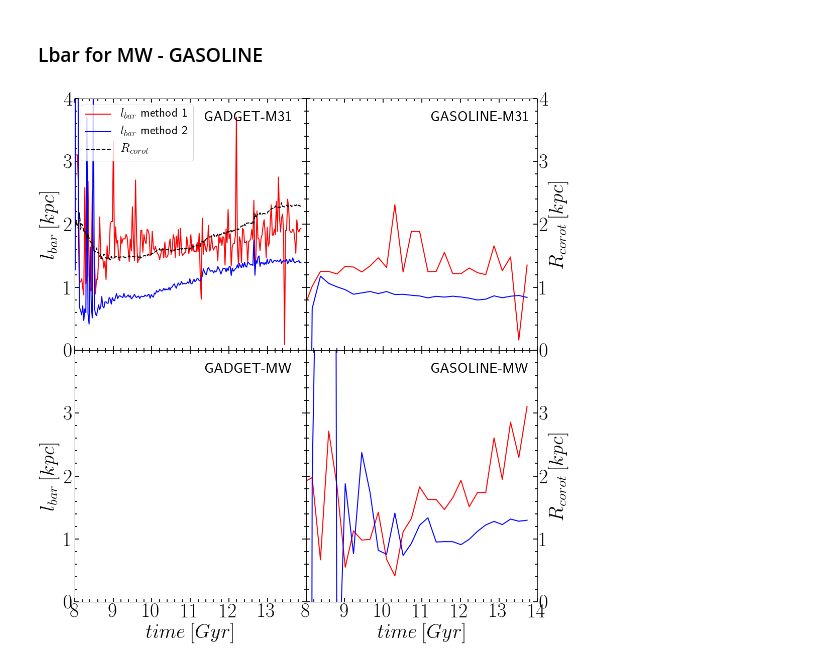
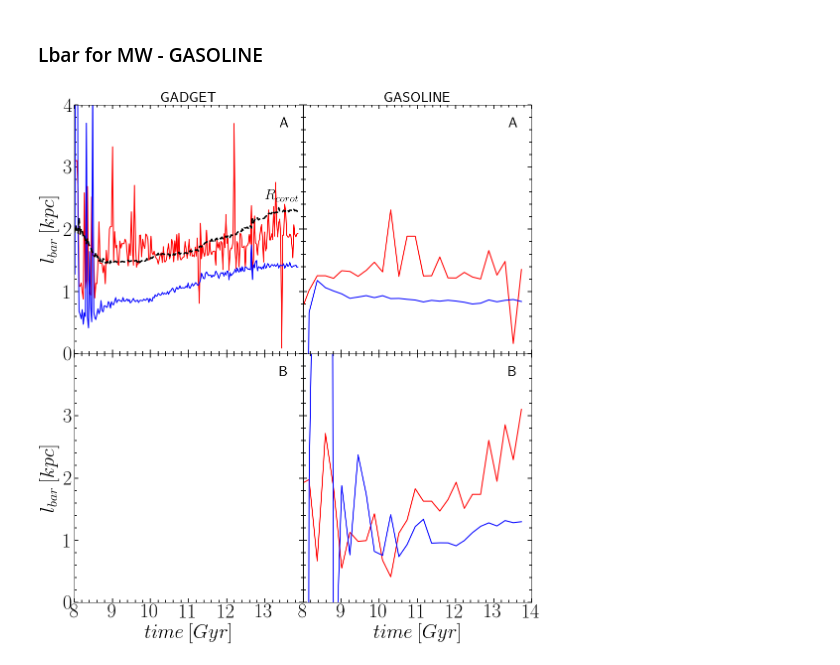
Before and after one commit to ornemarioni/Barras_GdGs, a Jupyter notebook: Barras_Gd/programs/lbarvstime_simulaciones.ipynb, the cells around one changed output. Drawn from its saved outputs; the diff is of its cells as text; code cells hidden in the pictures.

Commit message:
update plots

```diff
--- a/Barras_Gd/programs/lbarvstime_simulaciones.ipynb
+++ b/Barras_Gd/programs/lbarvstime_simulaciones.ipynb
@@ -551,27 +551,30 @@ for j in range(0,len(snapshot)-1):
              str('%12.6f'% lbar2) +'\n')
     archivo1.close()
 # %%
-M31_gd = np.loadtxt('/home/ornela/PYTHON/Barras_GdGs/Barras_Gd/_data/M31_lbarvstime.dat')
+# path = '/home/ornela/PYTHON/'
+path = '/home/omarioni/'
+
+M31_gd = np.loadtxt(path + 'Barras_GdGs/Barras_Gd/_data/M31_lbarvstime.dat')
 time_M31gd  = M31_gd[:,0]
 lbar1_M31gd = M31_gd[:,1]
 lbar2_M31gd = M31_gd[:,2]
 
 #------------------------------------------------------------------------------------------
 
-MW_gd = np.loadtxt('/home/ornela/PYTHON/Barras_GdGs/Barras_Gd/_data/MW_lbarvstime.dat')
+MW_gd = np.loadtxt(path + 'Barras_GdGs/Barras_Gd/_data/MW_lbarvstime.dat')
 time_MWgd  = MW_gd[:,0]
 lbar1_MWgd = MW_gd[:,1]
 lbar2_MWgd = MW_gd[:,2]
 
 #------------------------------------------------------------------------------------------
 
-M31_gs = np.loadtxt('/home/ornela/PYTHON/Barras_GdGs/Barras_Gs/_data/M31_lbarvstime.dat')
+M31_gs = np.loadtxt(path + 'Barras_GdGs/Barras_Gs/_data/M31_lbarvstime.dat')
 time_M31gs  = M31_gs[:,0]
 lbar1_M31gs = M31_gs[:,1]
 lbar2_M31gs = M31_gs[:,2]
 
 #------------------------------------------------------------------------------------------
-MW_gs = np.loadtxt('/home/ornela/PYTHON/Barras_GdGs/Barras_Gs/_data/MW_lbarvstime.dat')
+MW_gs = np.loadtxt(path + 'Barras_GdGs/Barras_Gs/_data/MW_lbarvstime.dat')
 time_MWgs  = MW_gs[:,0]
 lbar1_MWgs = MW_gs[:,1]
 lbar2_MWgs = MW_gs[:,2]
@@ -592,7 +595,10 @@ lbar2_MWgs = MW_gs[:,2]
 # time1_ = cm[:,1]
 # lbar1_ = cm[:,2]
 # %%
-cm0   = np.loadtxt('/home/ornela/PYTHON/Barras_GdGs/Barras_Gd_/barras/rcorot_phi_time.dat')
+# path = '/home/ornela/PYTHON/Barras_GdGs/Barras_Gd_/barras/'
+path = '/home/omarioni/Barras_GdGs/Barras_Gd/_data/'
+
+cm0   = np.loadtxt(path + 'rcorot_phi_time.dat')
 time0 = cm0[:,1]
 rcor  = cm0[:,2]
 # %%
@@ -618,11 +624,12 @@ ax[0,0].minorticks_on()
 ax[0,0].tick_params( labelsize=40)
 ax[0,0].tick_params('both', length=5, width=1.8,which='minor', direction='in', right='on',top='on')
 ax[0,0].tick_params('both', length=8, width=1.8,which='major', direction='in', right='on',top='on')
-
-ax[0,0].text(12.5, 3.7, 'GADGET-M31', fontsize=30, color='k', ha='center', va='center')
+ax[0,0].set_title('GADGET', loc='center', fontsize=30)
+ax[0,0].text(13.5, 3.7, 'A', fontsize=30, color='k', ha='center', va='center')
+ax[0,0].text(13, 2.4, r'$R_{corot}$', fontsize=30, color='k', ha='left', va='bottom')
 
 ax0 = ax[0,0].twinx()
-Rcorot, = ax0.plot(time0 ,rcor,'--', lw=2, color='k')
+Rcorot, = ax0.plot(time0 ,rcor,'--', lw=3, color='k')
 # ax[0,0].plot(time_M31gd2 ,A2max_M31gd2,'-', lw=3, color='r')
 # ax0.set_ylabel(r'$A_{2}^{max}$', fontsize=40)
 ax0.set_xticks([8,9,10,11,12,13,14])
@@ -635,7 +642,7 @@ ax0.minorticks_on()
 ax0.tick_params( labelsize=40)
 ax0.tick_params('both', length=5, width=1.8,which='minor', direction='in', right='on',top='on')
 ax0.tick_params('both', length=8, width=1.8,which='major', direction='in', right='on',top='on')
-ax0.legend([lbar1_met, lbar2_met, Rcorot],[r'$l_{bar}$ method 1', r'$l_{bar}$ method 2', r'$R_{corot}$'],fontsize=25, frameon=True, loc=2)
+# ax0.legend([lbar1_met, lbar2_met, Rcorot],[r'$l_{bar}$ method 1', r'$l_{bar}$ method 2', r'$R_{corot}$'],fontsize=25, frameon=True, loc=2)
 
 #------------------------------------------------------
 
@@ -653,14 +660,16 @@ ax[0,1].minorticks_on()
 ax[0,1].tick_params( labelsize=40)
 ax[0,1].tick_params('both', length=5, width=1.8,which='minor', direction='in', right='on',top='on')
 ax[0,1].tick_params('both', length=8, width=1.8,which='major', direction='in', right='on',top='on')
+ax[0,1].set_title('GASOLINE', loc='center', fontsize=30)
+ax[0,1].text(13.5, 3.7, 'A', fontsize=30, color='k', ha='center', va='center')
 
-ax[0,1].text(12.5, 3.7, 'GASOLINE-M31', fontsize=30, color='k', ha='center', va='center')
 
 ax1 = ax[0,1].twinx()
-ax1.set_ylabel(r'$R_{corot}\:[kpc]$', fontsize=40)
+# ax1.set_ylabel(r'$R_{corot}\:[kpc]$', fontsize=40)
 ax1.set_xticks([8,9,10,11,12,13,14])
 ax1.set_xticklabels([])
 ax1.set_yticks([0,1,2,3,4])
+ax1.set_yticklabels([])
 ax1.set_xlim(8,14)
 ax1.set_ylim(0,4)
 ax1.minorticks_on()
@@ -702,42 +711,43 @@ ax2.tick_params('both', length=5, width=1.8,which='minor', direction='in', right
 ax2.tick_params('both', length=8, width=1.8,which='major', direction='in', right='on',top='on')
 
 
-ax[1,0].text(12.5, 3.7, 'GADGET-MW', fontsize=30, color='k',ha='center', va='center')
+ax[1,0].text(13.5, 3.7, 'B', fontsize=30, color='k',ha='center', va='center')
 
 
 # # #---------------------------------------------------------------------------------------
 # # ax4=fig.add_subplot(224)
 ax[1,1].plot(time_MWgs ,lbar1_MWgs,'-', lw=2, color='r')
 ax[1,1].plot(time_MWgs ,lbar2_MWgs,'-', lw=2, color='b')
 # ax[1,1].plot(time_MWgs2 ,A2max_MWgs2,'-', lw=3, color='r')
 ax[1,1].set_xticks([8,9,10,11,12,13,14])
 ax[1,1].set_yticks([0,1,2,3])
 ax[1,1].set_yticklabels([])
 ax[1,1].set_xlabel(r'$time\:[Gyr]$', fontsize=40)
 ax[1,1].set_xlim(8,14)
 ax[1,1].set_ylim(0,4)
 ax[1,1].minorticks_on()
 ax[1,1].tick_params( labelsize=40)
 ax[1,1].tick_params('both', length=5, width=1.8,which='minor', direction='in', right='on',top='on')
 ax[1,1].tick_params('both', length=8, width=1.8,which='major', direction='in', right='on',top='on')
 
 ax3 = ax[1,1].twinx()
-ax3.set_ylabel(r'$R_{corot}\:[kpc]$', fontsize=40)
+# ax3.set_ylabel(r'$R_{corot}\:[kpc]$', fontsize=40)
 ax3.set_xlabel(r'$time\:[Gyr]$', fontsize=40)
 ax3.set_xticks([8,9,10,11,12,13,14])
 # ax3.set_xticklabels([])
 ax3.set_yticks([0,1,2,3])
+ax3.set_yticklabels([])
 ax3.set_xlim(8,14)
 ax3.set_ylim(0,4)
 ax3.minorticks_on()
 ax3.tick_params( labelsize=40)
 ax3.tick_params('both', length=5, width=1.8,which='minor', direction='in', right='on',top='on')
 ax3.tick_params('both', length=8, width=1.8,which='major', direction='in', right='on',top='on')
 
-ax[1,1].text(12.5, 3.7, 'GASOLINE-MW', fontsize=30, color='k', ha='center', va='center')
+ax[1,1].text(13.5, 3.7, 'B', fontsize=30, color='k', ha='center', va='center')
 
-fig.savefig('/home/ornela/overleaf/13216980csjxswjndpmj/lbar_time.pdf', dpi = 100, xxbox_inches='tight')
-
+# fig.savefig('/home/ornela/overleaf/13216980csjxswjndpmj/lbar_time.pdf', dpi = 100, xxbox_inches='tight')
+fig.savefig('/home/omarioni/Barras_GdGs/Barras_Gd/_imagenes/lbar_time.pdf', dpi = 100, xxbox_inches='tight')
 plt.show()
 # %% [output]
-[figure, old version]
+[figure, new version]
```
Also changed, not shown: 5 other files.
